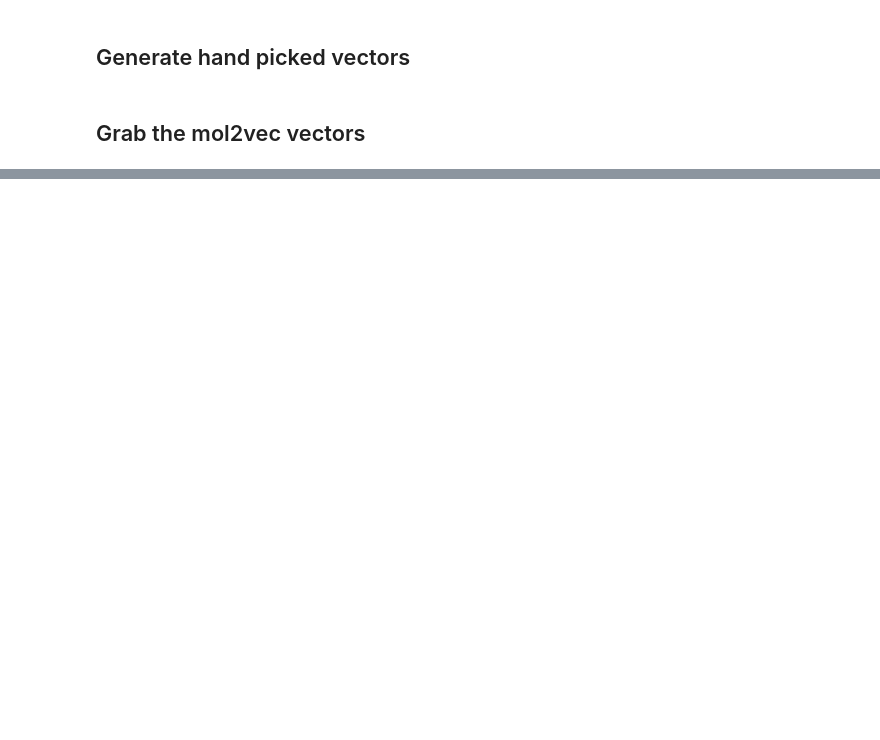
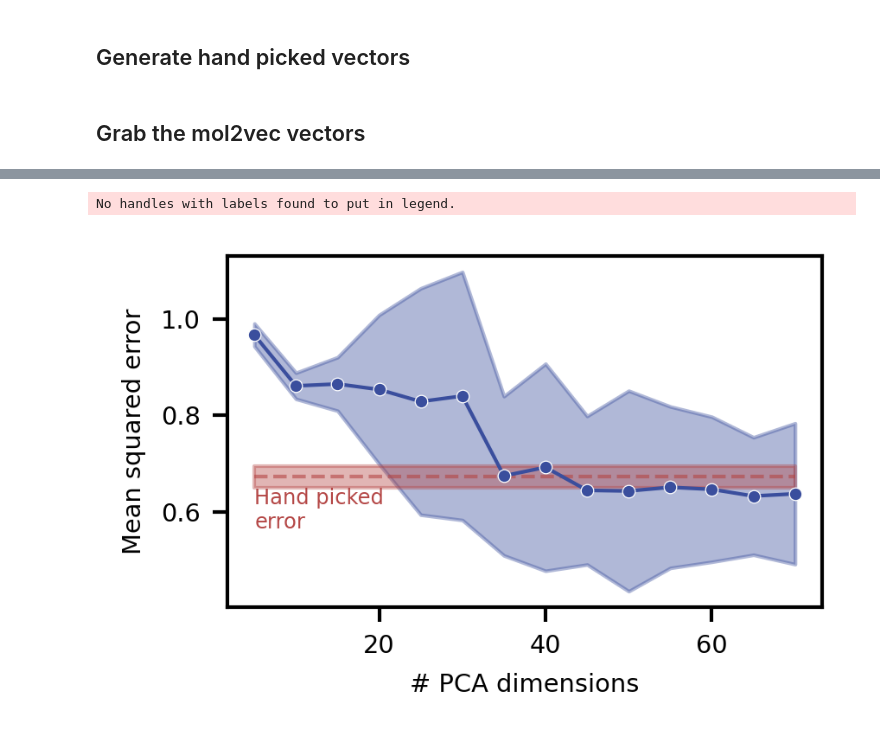
Before and after one commit to laserkelvin/umda, a Jupyter notebook: notebooks/estimator_training/handpicked features.ipynb, the cells around one changed output, grey strips where cells are left out. Cells and saved outputs as stored; diff of their text form; code cells hidden in the pictures; blank space fills up the shorter version.

```diff
--- a/notebooks/estimator_training/handpicked features.ipynb
+++ b/notebooks/estimator_training/handpicked features.ipynb
@@ -98,0 +191,40 @@ fig.savefig("outputs/ridge_handpicked_vs_mol2vec.pdf", dpi=150)
+# %%
+dimensions = np.arange(5, 71, 5).astype(int)
+
+baseline = Ridge(5., tol=1e-5)
+baseline_errors = list()
+for split in cv.split(boot_hand_X, boot_hand_Y, hand_indices):
+    train, test = split
+    baseline.fit(boot_hand_X[train], boot_hand_Y[train])
+    baseline_errors.append(mean_squared_error(Y, baseline.predict(hand_vecs)))
+bline_mean, bline_std = np.mean(baseline_errors), np.std(baseline_errors)
+
+dim_errors = list()
+
+for dim in dimensions:
+    model = Ridge(5., tol=1e-5)
+    errors = list()
+    for split in cv.split(boot_mol_X, boot_mol_Y, mol_indices):
+        train, test = split
+        result = model.fit(x[train][:,:dim], y[train])
+        errors.append(mean_squared_error(Y, result.predict(vecs[:,:dim])))
+    mean_error, std_error = np.mean(errors), np.std(errors)
+    dim_errors.append({"dimensions": dim, "mean": mean_error, "std": std_error})
+# %%
+df = pd.DataFrame(dim_errors)
+# %%
+fig, ax = plt.subplots(figsize=(3, 2))
+
+ax.plot(df["dimensions"], df["mean"], marker="o", markersize=3.5, mec="w", mew=0.3, color="#3a4e9d")
+ax.fill_between(df["dimensions"], df["mean"] + df["std"], df["mean"] - df["std"], color="#3a4e9d", alpha=0.4)
+
+ax.hlines(bline_mean, 5., 70., ls=["--"], color="#b44645", alpha=0.6)
+ax.fill_between(df["dimensions"], bline_mean + bline_std, bline_mean - bline_std, color="#b44645", alpha=0.4)
+ax.text(5, bline_mean - bline_std, "Hand picked\nerror", fontsize="xx-small", verticalalignment="top", color="#b44645")
+# ax.text(5, baseline_test - 0.01, "Baseline\ntest error", fontsize="xx-small", verticalalignment="top", color="#b44645")
+ax.legend(fontsize="x-small", ncol=2)
+ax.set(xlabel="# PCA dimensions", ylabel="Mean squared error")
+fig.savefig("outputs/handpicked_pca_dimensions.pdf", dpi=150)
+# %% [output]
+No handles with labels found to put in legend.
+[figure, added]
```
Also changed, not shown: parts of 15 cells of this notebook, 4 other files.
